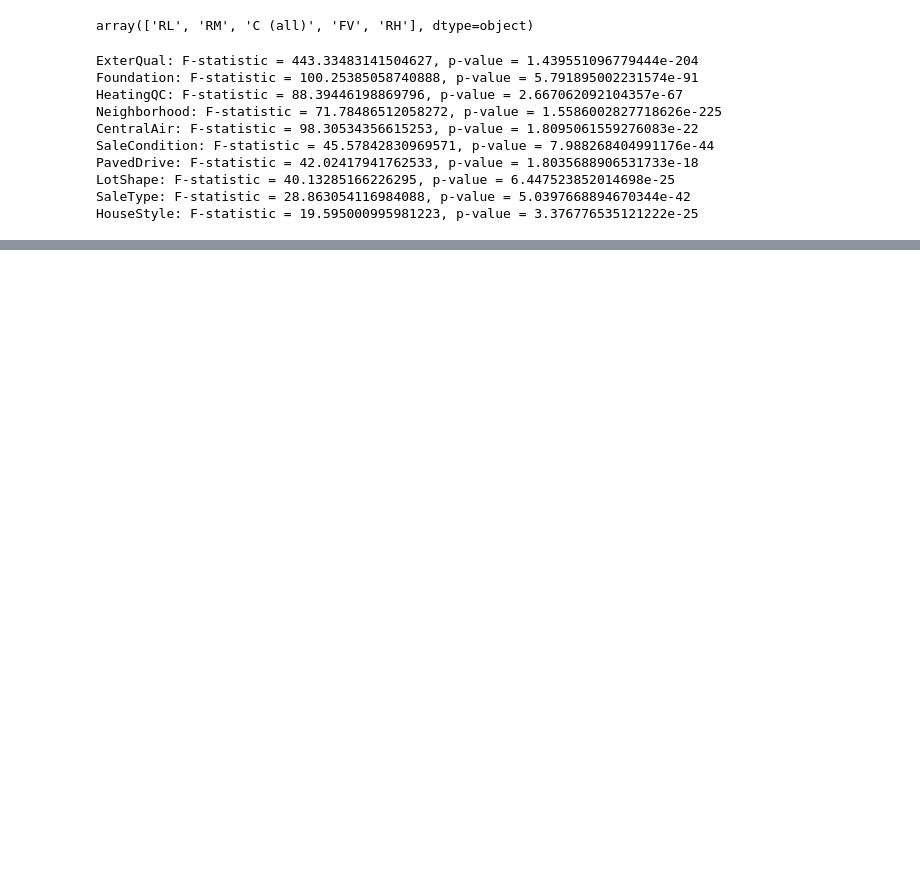
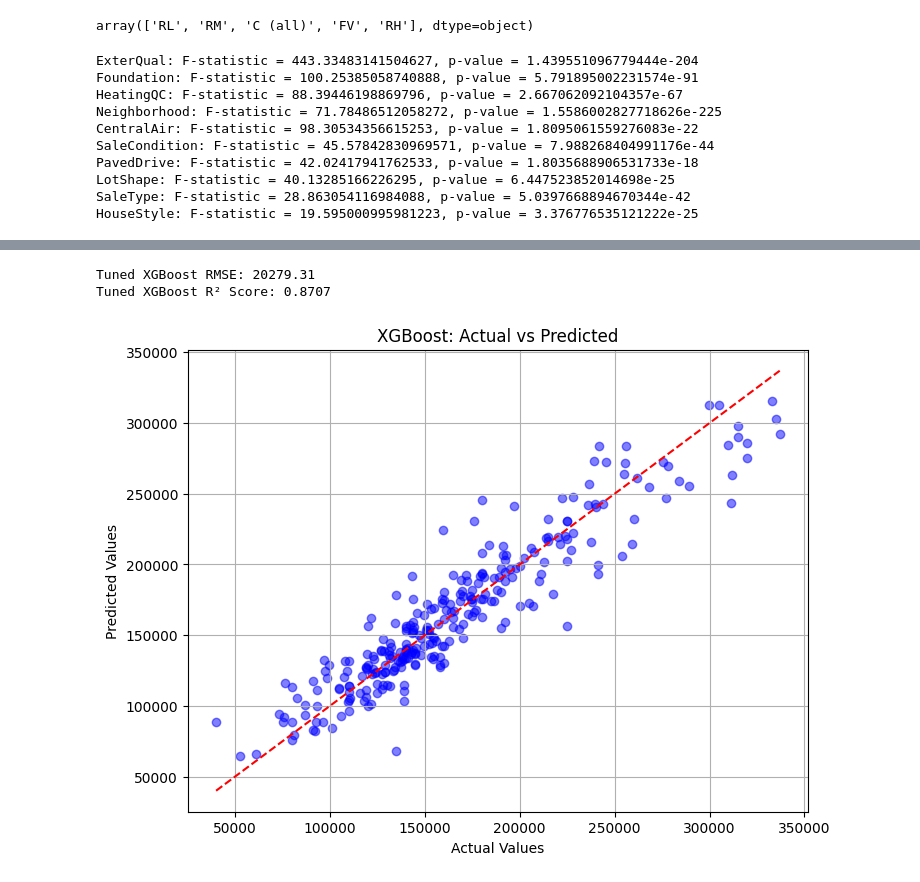
Before and after one commit to amanpreet60/Market_ml_system, a Jupyter notebook: index.ipynb, the cells around one changed output, grey strips where cells are left out. Cells and saved outputs as stored; diff of their text form; code cells hidden in the pictures; blank space fills up the shorter version.

```diff
--- a/index.ipynb
+++ b/index.ipynb
@@ -440,0 +403,21 @@ plt.show()
+# %%
+from xgboost import XGBRegressor
+from sklearn.model_selection import RandomizedSearchCV
+
+xgb = XGBRegressor(random_state=42)
+
+random_search = RandomizedSearchCV(
+    estimator=xgb,
+    param_distributions=param_grid,
+    n_iter=30,             # Number of different combinations to try
+    scoring='neg_root_mean_squared_error',
+    cv=5,
+    verbose=2,
+    n_jobs=-1
+)
+
+random_search.fit(X_train, y_train)
+
+# Best model
+best_xgb = random_search.best_estimator_
+print("Best Parameters:", random_search.best_params_)
@@ -440,0 +442,28 @@ plt.show()
+# %%
+from sklearn.metrics import mean_squared_error, r2_score
+import numpy as np
+
+y_pred_best = best_xgb.predict(X_test)
+y_pred_best = np.expm1(y_pred_best)
+
+rmse = np.sqrt(mean_squared_error(y_test, y_pred_best))
+r2 = r2_score(y_test, y_pred_best)
+
+print(f"Tuned XGBoost RMSE: {rmse:.2f}")
+print(f"Tuned XGBoost R² Score: {r2:.4f}")
+# %% [output]
+Tuned XGBoost RMSE: 20279.31
+Tuned XGBoost R² Score: 0.8707
+# %%
+import matplotlib.pyplot as plt
+
+plt.figure(figsize=(8, 6))
+plt.scatter(y_test, y_pred_best, color='blue', alpha=0.5)
+plt.plot([y_test.min(), y_test.max()], [y_test.min(), y_test.max()], 'r--')  # perfect line
+plt.xlabel('Actual Values')
+plt.ylabel('Predicted Values')
+plt.title('XGBoost: Actual vs Predicted')
+plt.grid(True)
+plt.show()
+# %% [output]
+[figure, added]
```
Also changed, not shown: parts of 6 cells of this notebook, 9 other files.
